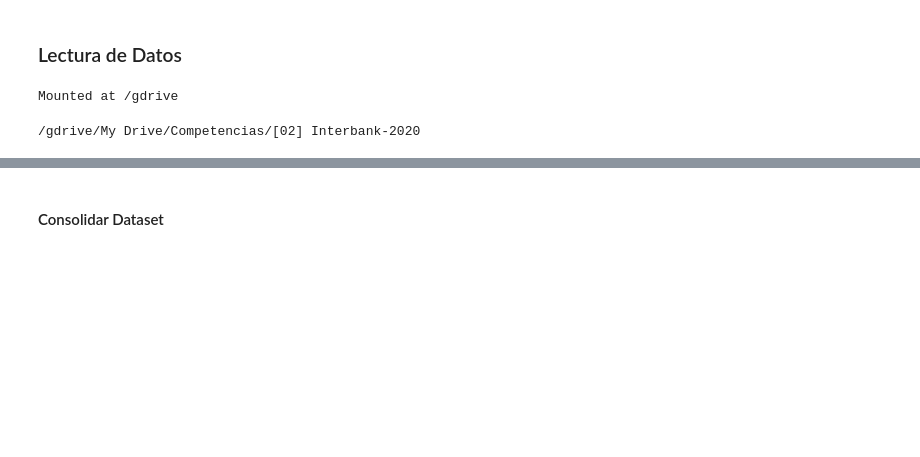
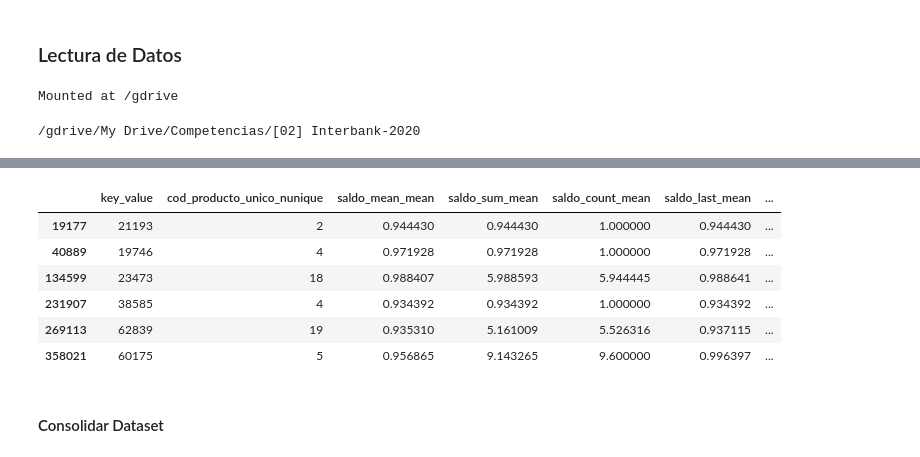
Before and after one commit to mlaricobar/solution-datathon-interbank-2020, a Jupyter notebook: [04] Model Building.ipynb, the cells around one changed output, grey strips where cells are left out. Cells and saved outputs as stored; diff of their text form; code cells hidden in the pictures; blank space fills up the shorter version.

```diff
--- a/[04] Model Building.ipynb
+++ b/[04] Model Building.ipynb
@@ -70,3 +80,13 @@ df_sunat_test = optimizar_df(pd.read_csv("[00] Data/sunat_test.csv"))
+# %%
+df_rcc_2.loc[df_rcc_2["key_value"].isin([19746, 21193,  23473,  38585,  60175,  62839])]
+# %% [output]
+|  | key_value | cod_producto_unico_nunique | saldo_mean_mean | saldo_sum_mean | saldo_count_mean | saldo_last_mean | ... |
+| 19177 | 21193 | 2 | 0.944430 | 0.944430 | 1.000000 | 0.944430 | ... |
+| 40889 | 19746 | 4 | 0.971928 | 0.971928 | 1.000000 | 0.971928 | ... |
+| 134599 | 23473 | 18 | 0.988407 | 5.988593 | 5.944445 | 0.988641 | ... |
+| 231907 | 38585 | 4 | 0.934392 | 0.934392 | 1.000000 | 0.934392 | ... |
+| 269113 | 62839 | 19 | 0.935310 | 5.161009 | 5.526316 | 0.937115 | ... |
+| 358021 | 60175 | 5 | 0.956865 | 9.143265 | 9.600000 | 0.996397 | ... |
 # %% [markdown]
 #### Consolidar Dataset
 # %%
```
Also changed, not shown: parts of 22 cells of this notebook.
